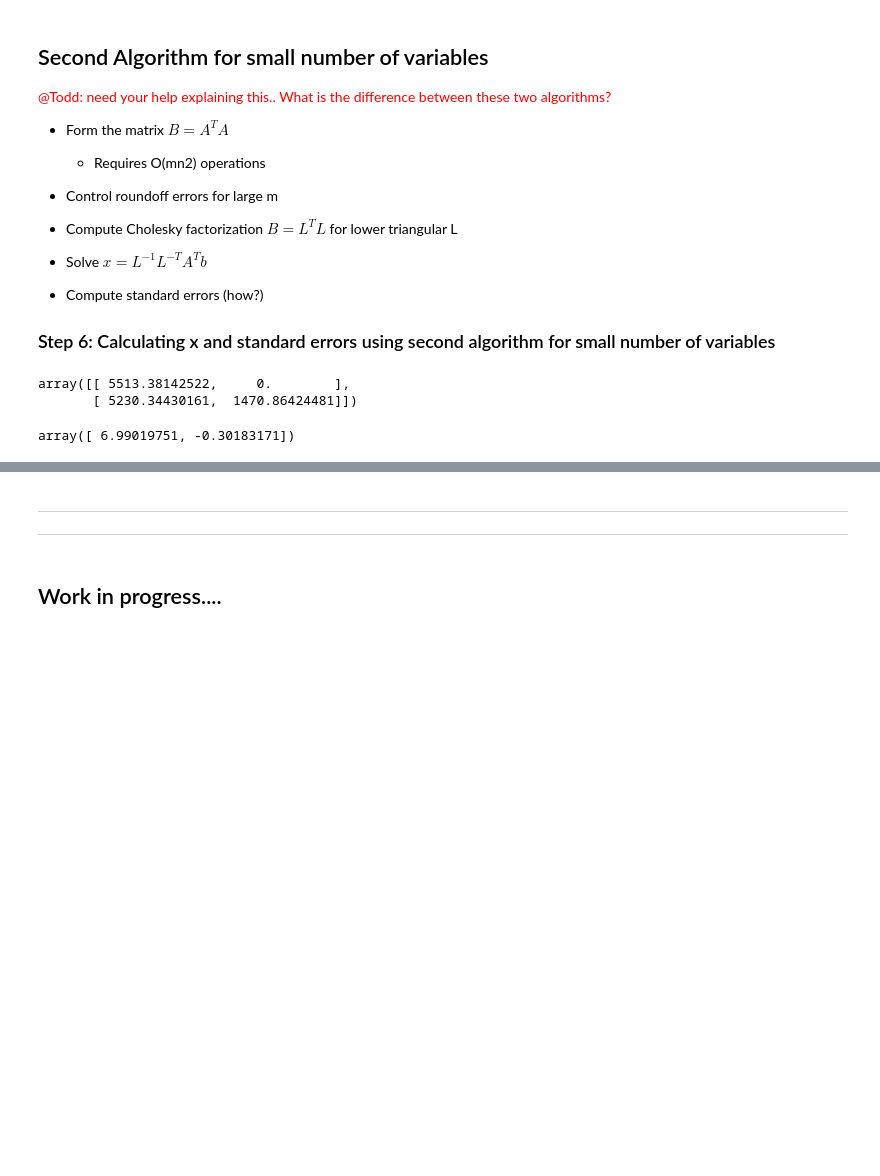
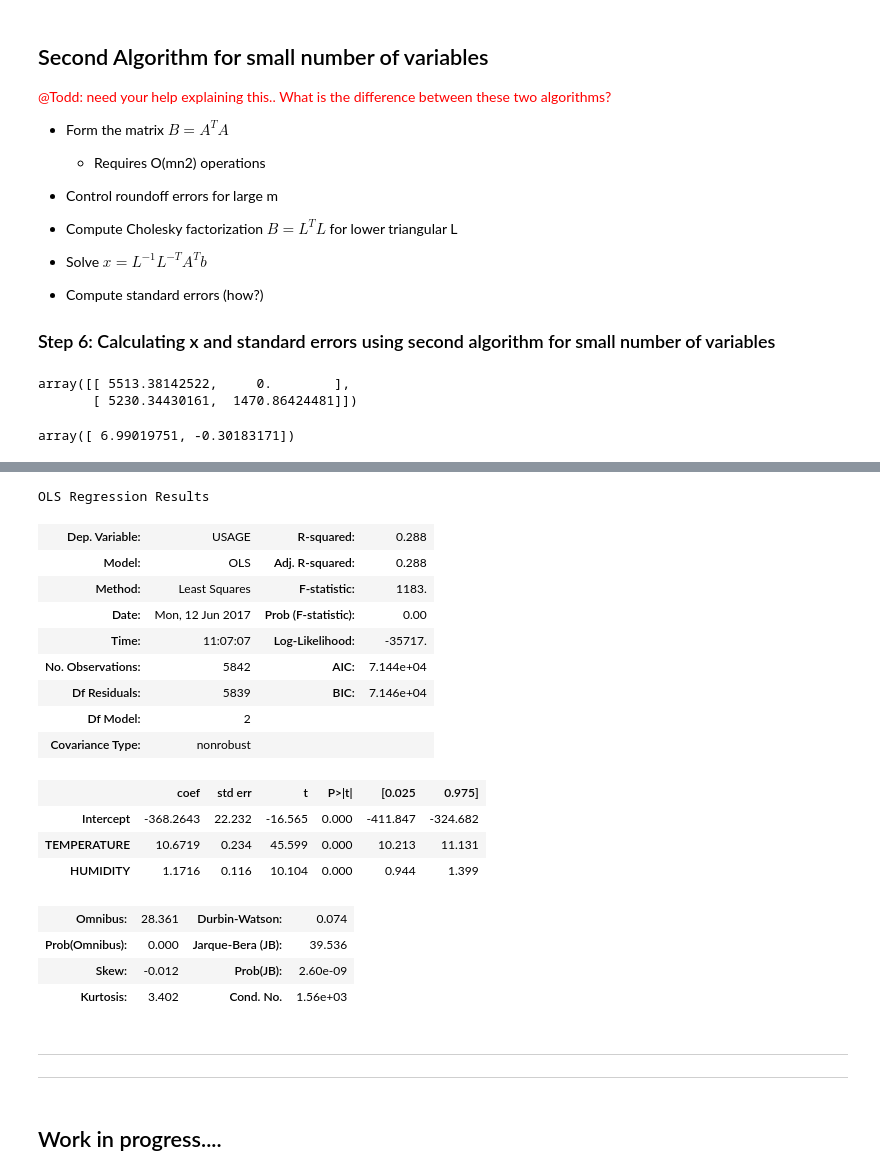
Before and after one commit to RadhaRamachandran/CaaL-data-analysis, a Jupyter notebook: CaaL-data-OLS.ipynb, the cells around one changed output, grey strips where cells are left out. Drawn from its saved outputs; the diff is of its cells as text; code cells hidden in the pictures; blank space fills up the shorter version.

Commit message:
Comparison with inbuilt method added to OLS

```diff
--- a/CaaL-data-OLS.ipynb
+++ b/CaaL-data-OLS.ipynb
@@ -339,3 +391,27 @@ to do ..
+# %%
+import statsmodels.formula.api as sm
+model = sm.ols(formula='USAGE ~ TEMPERATURE + HUMIDITY', data=usage_temp)
+result = model.fit()
+result.summary()
+# %% [output]
+OLS Regression Results
+| Dep. Variable: | USAGE | R-squared: | 0.288 |
+| Model: | OLS | Adj. R-squared: | 0.288 |
+| Method: | Least Squares | F-statistic: | 1183. |
+| Date: | Mon, 12 Jun 2017 | Prob (F-statistic): | 0.00 |
+| Time: | 11:07:07 | Log-Likelihood: | -35717. |
+| No. Observations: | 5842 | AIC: | 7.144e+04 |
+| Df Residuals: | 5839 | BIC: | 7.146e+04 |
+| Df Model: | 2 |  |  |
+| Covariance Type: | nonrobust |  |  |
+|  | coef | std err | t | P>|t| | [0.025 | 0.975] |
+| Intercept | -368.2643 | 22.232 | -16.565 | 0.000 | -411.847 | -324.682 |
+| TEMPERATURE | 10.6719 | 0.234 | 45.599 | 0.000 | 10.213 | 11.131 |
+| HUMIDITY | 1.1716 | 0.116 | 10.104 | 0.000 | 0.944 | 1.399 |
+| Omnibus: | 28.361 | Durbin-Watson: | 0.074 |
+| Prob(Omnibus): | 0.000 | Jarque-Bera (JB): | 39.536 |
+| Skew: | -0.012 | Prob(JB): | 2.60e-09 |
+| Kurtosis: | 3.402 | Cond. No. | 1.56e+03 |
 # %% [markdown]
 ------------------------
 
```
Also changed, not shown: parts of 15 cells of this notebook.
